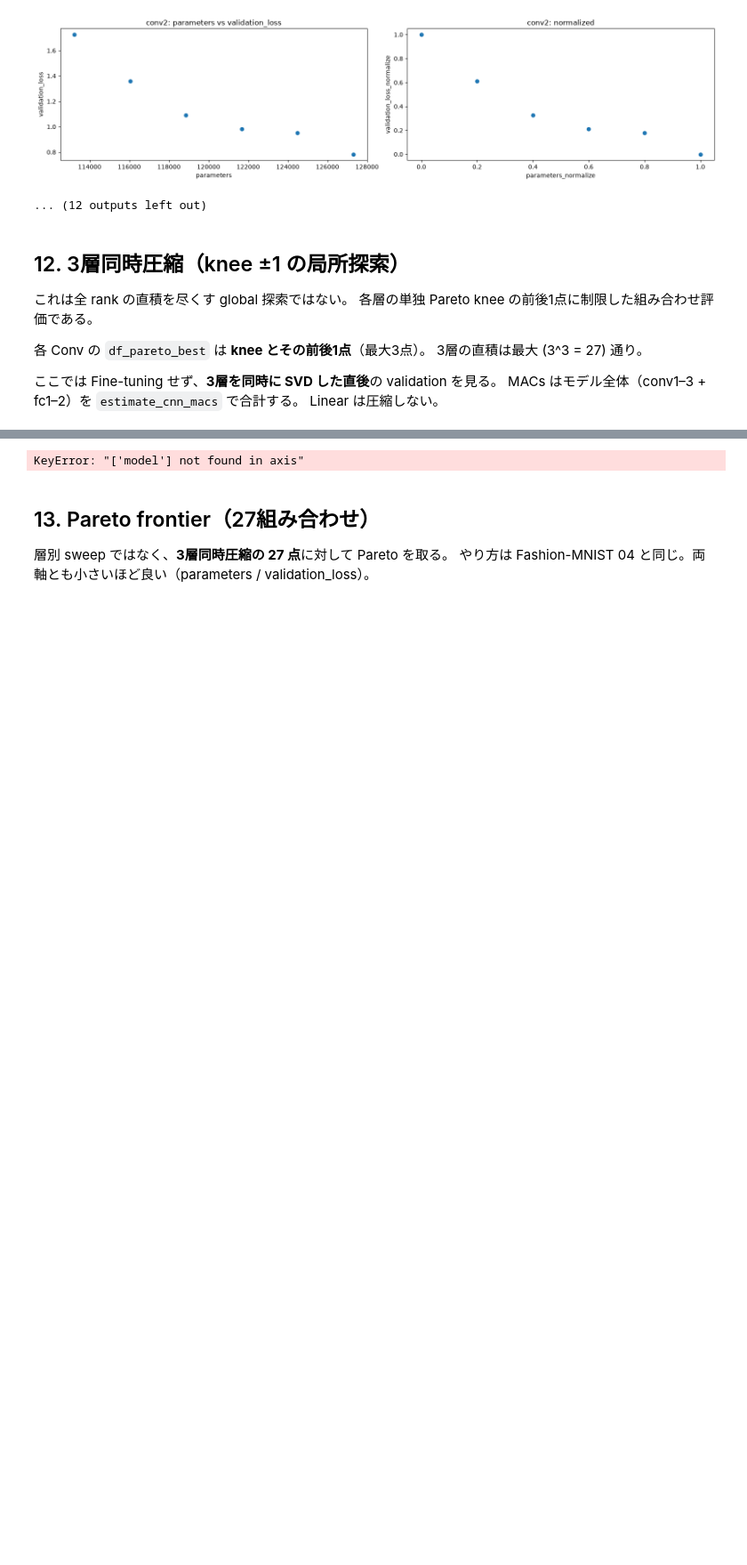
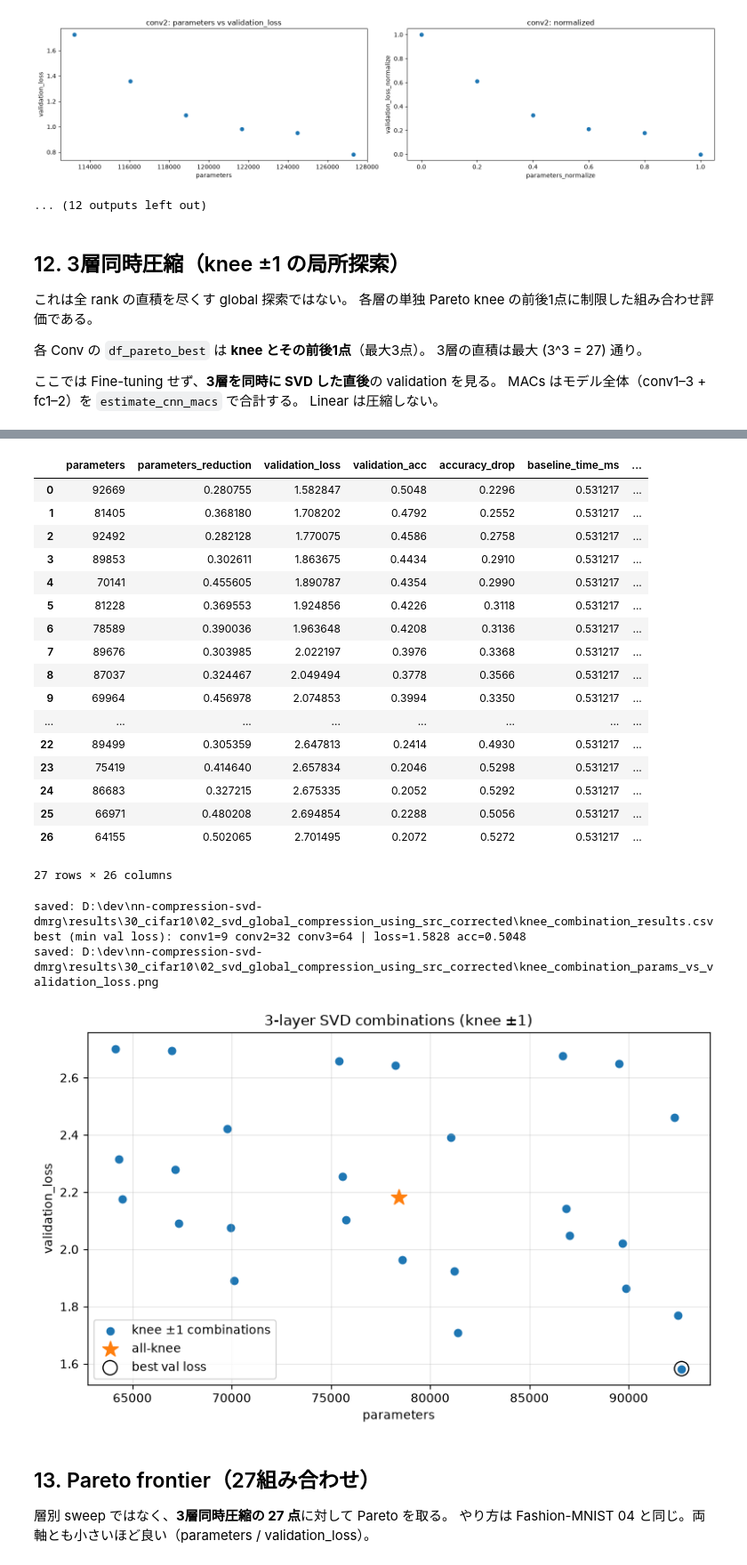
Before and after one commit to astrare2480/nn-compression-svd-dmrg, a Jupyter notebook: notebooks/30_cifar10/02_svd_global_compression_using_src_corrected.ipynb, the cells around one changed output, grey strips where cells are left out. Shown at 89% size. Drawn from its saved outputs; the diff is of its cells as text; code cells hidden in the pictures; blank space fills up the shorter version.

Commit message:
Complete corrected CIFAR-10 SVD experiment
Co-authored-by: Cursor <cursoragent@cursor.com>

```diff
--- a/notebooks/30_cifar10/02_svd_global_compression_using_src_corrected.ipynb
+++ b/notebooks/30_cifar10/02_svd_global_compression_using_src_corrected.ipynb
@@ -1176,12 +1176,16 @@ df_combination = (
     .reset_index(drop=True)
 )
 print("\nvalidation_loss 昇順:")
-# 表示も CSV も PyTorch オブジェクトは落とす
-display(df_combination.drop(columns=["model"]))
+# 表示も CSV も数値列だけ。model 本体は保持しない（無い場合も落とせる）
+df_combination_view = df_combination.drop(
+    columns=["model"],
+    errors="ignore",
+)
+display(df_combination_view)
 
 results_dir.mkdir(parents=True, exist_ok=True)
 combination_csv_path = results_dir / "knee_combination_results.csv"
-df_combination.drop(columns=["model"]).to_csv(
+df_combination_view.to_csv(
     combination_csv_path,
     index=False,
 )
@@ -1229,34 +1233,55 @@ ax_comb.set_xlabel("parameters")
 ax_comb.set_ylabel("validation_loss")
 # 横軸 params・縦軸 val loss。星 = 3層とも個別 knee、黒丸 = この27の最良
 ax_comb.set_title("3-layer SVD combinations (knee ±1)")
 ax_comb.legend()
 ax_comb.grid(True, alpha=0.3)
 plt.tight_layout()
 combination_figure_path = (
     results_dir / "knee_combination_params_vs_validation_loss.png"
 )
 fig_comb.savefig(combination_figure_path, dpi=150, bbox_inches="tight")
 print("saved:", combination_figure_path)
 plt.show()
 # %% [output]
 conv1 knee±1: {3: 'aggressive', 6: 'knee', 9: 'conservative'}
 conv2 knee±1: {16: 'aggressive', 24: 'knee', 32: 'conservative'}
 conv3 knee±1: {32: 'aggressive', 48: 'knee', 64: 'conservative'}
 組み合わせ数: 27
 [01/27] c1=3(agr) c2=16(agr) c3=32(agr) | Acc=0.2072 loss=2.7015 | params=64155 MACs=3100160
 [02/27] c1=3(agr) c2=16(agr) c3=48(kne) | Acc=0.2046 loss=2.6578 | params=75419 MACs=3821056
 [03/27] c1=3(agr) c2=16(agr) c3=64(con) | Acc=0.2052 loss=2.6753 | params=86683 MACs=4541952
 [04/27] c1=3(agr) c2=24(kne) c3=32(agr) | Acc=0.2288 loss=2.6949 | params=66971 MACs=3821056
 [05/27] c1=3(agr) c2=24(kne) c3=48(kne) | Acc=0.2440 loss=2.6438 | params=78235 MACs=4541952
 [06/27] c1=3(agr) c2=24(kne) c3=64(con) | Acc=0.2414 loss=2.6478 | params=89499 MACs=5262848
 [07/27] c1=3(agr) c2=32(con) c3=32(agr) | Acc=0.2558 loss=2.4219 | params=69787 MACs=4541952
 [08/27] c1=3(agr) c2=32(con) c3=48(kne) | Acc=0.2708 loss=2.3926 | params=81051 MACs=5262848
 ... (17 lines left out)
 [26/27] c1=9(con) c2=32(con) c3=48(kne) | Acc=0.4792 loss=1.7082 | params=81405 MACs=5625344
 [27/27] c1=9(con) c2=32(con) c3=64(con) | Acc=0.5048 loss=1.5828 | params=92669 MACs=6346240
 
 validation_loss 昇順:
+|  | parameters | parameters_reduction | validation_loss | validation_acc | accuracy_drop | baseline_time_ms | ... |
+| 0 | 92669 | 0.280755 | 1.582847 | 0.5048 | 0.2296 | 0.531217 | ... |
+| 1 | 81405 | 0.368180 | 1.708202 | 0.4792 | 0.2552 | 0.531217 | ... |
+| 2 | 92492 | 0.282128 | 1.770075 | 0.4586 | 0.2758 | 0.531217 | ... |
+| 3 | 89853 | 0.302611 | 1.863675 | 0.4434 | 0.2910 | 0.531217 | ... |
+| 4 | 70141 | 0.455605 | 1.890787 | 0.4354 | 0.2990 | 0.531217 | ... |
+| 5 | 81228 | 0.369553 | 1.924856 | 0.4226 | 0.3118 | 0.531217 | ... |
+| 6 | 78589 | 0.390036 | 1.963648 | 0.4208 | 0.3136 | 0.531217 | ... |
+| 7 | 89676 | 0.303985 | 2.022197 | 0.3976 | 0.3368 | 0.531217 | ... |
+| 8 | 87037 | 0.324467 | 2.049494 | 0.3778 | 0.3566 | 0.531217 | ... |
+| 9 | 69964 | 0.456978 | 2.074853 | 0.3994 | 0.3350 | 0.531217 | ... |
+| ... | ... | ... | ... | ... | ... | ... | ... |
+| 22 | 89499 | 0.305359 | 2.647813 | 0.2414 | 0.4930 | 0.531217 | ... |
+| 23 | 75419 | 0.414640 | 2.657834 | 0.2046 | 0.5298 | 0.531217 | ... |
+| 24 | 86683 | 0.327215 | 2.675335 | 0.2052 | 0.5292 | 0.531217 | ... |
+| 25 | 66971 | 0.480208 | 2.694854 | 0.2288 | 0.5056 | 0.531217 | ... |
+| 26 | 64155 | 0.502065 | 2.701495 | 0.2072 | 0.5272 | 0.531217 | ... |
-KeyError: "['model'] not found in axis"
+27 rows × 26 columns
+saved: D:\dev\nn-compression-svd-dmrg\results\30_cifar10\02_svd_global_compression_using_src_corrected\knee_combination_results.csv
+best (min val loss): conv1=9 conv2=32 conv3=64 | loss=1.5828 acc=0.5048
+saved: D:\dev\nn-compression-svd-dmrg\results\30_cifar10\02_svd_global_compression_using_src_corrected\knee_combination_params_vs_validation_loss.png
+[figure, added]
 # %% [markdown]
 ## 13. Pareto frontier（27組み合わせ）
 
```
Also changed, not shown: parts of 7 cells of this notebook, 18 other files.
